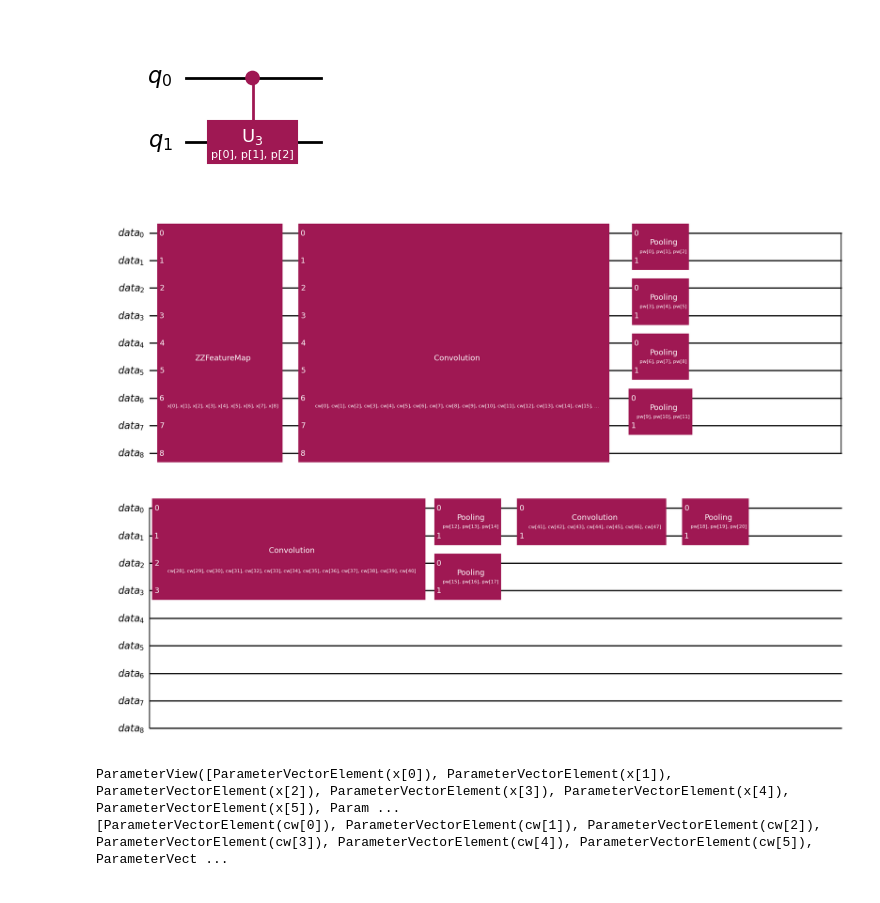
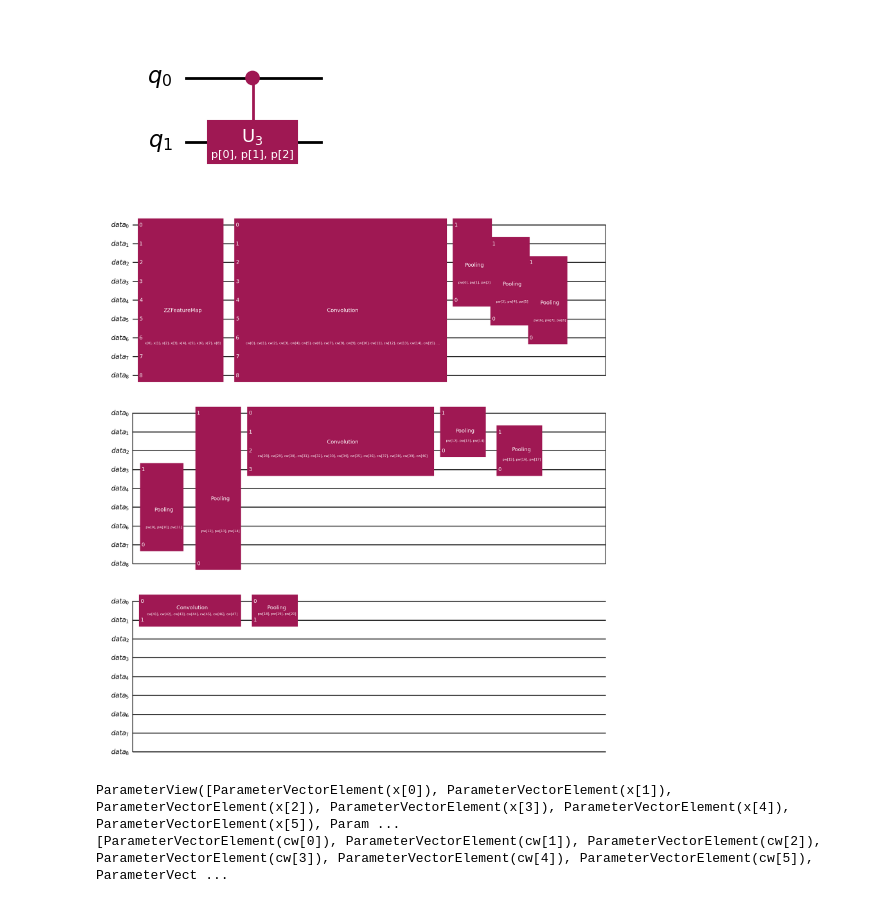
Before and after one commit to f361015/Quantum-CNN-TicTacToe, a Jupyter notebook: qcnn_torch.ipynb, the cells around one changed output. Drawn from its saved outputs; the diff is of its cells as text; code cells hidden in the pictures.

```diff
--- a/qcnn_torch.ipynb
+++ b/qcnn_torch.ipynb
@@ -40,5 +24,5 @@ Successfully installed pylatexenc-2.10
 # %%
-with open('/content/drive/MyDrive/dataset.obj',"rb") as f:
+with open('dataset.obj',"rb") as f:
     dataset_loaded = load(f)
 plt.imshow(dataset_loaded[0][0],cmap="gray")
 print(dataset_loaded[0][1])
@@ -67,0 +41,25 @@ print(labels)
+# %%
+# Residual block with two trainable rotations (index added to avoid param conflicts)
+def residual_block_r2(l_gate: Gate, idx: int):
+    anc = QuantumRegister(1, 'anc')
+    data = QuantumRegister(1, 'data')
+    qc = QuantumCircuit(anc, data, name="R2_block")
+
+    alpha1 = Parameter(f"α1_{idx}")
+    alpha2 = Parameter(f"α2_{idx}")
+
+    qc.ry(2 * alpha1, anc[0])
+    controlled_l = l_gate.control(1)
+    qc.append(controlled_l, [anc[0], data[0]])
+    qc.ry(2 * alpha2, anc[0])
+
+    return qc, alpha1, alpha2
+
+
+# Feature encoding using residual and Ry blocks
+theta = Parameter("θ")
+l_circuit = QuantumCircuit(1)
+l_circuit.ry(theta, 0)
+l_gate = l_circuit.to_gate(label="L")
+qc, alpha, beta = residual_block_r2(l_gate, 0)
+qc.draw("mpl")
@@ -126,37 +122,37 @@ def build_qcnn():
     qc.append(conv1.to_instruction(), data[:])
 
     # Layer 2 - Pooling (9 -> 4)
-    pool_pairs = [(0, 1), (2, 3), (4, 5), (6, 7)]
+    pool_pairs = [(4, 0), (5, 1), (6, 2), (7, 3), (8, 0)]
     for i, (ctrl, tgt) in enumerate(pool_pairs):
         idx = i * 3
         pool = pooling_layer(0, 1, pool_weights[idx:idx+3])
         qc.append(pool.to_instruction(), [data[ctrl], data[tgt]])
 
     # Layer 3 - Convolution (4 qubits)
     conv2 = conv_layer(list(range(4)), conv_weights, 28)
     qc.append(conv2.to_instruction(), data[0:4])
 
     # Layer 4 - Pooling (4 -> 2)
-    pool2_pairs = [(0, 1), (2, 3)]
+    pool2_pairs = [(2, 0), (3, 1)]
     for i, (ctrl, tgt) in enumerate(pool2_pairs):
         idx = 12 + i * 3
         pool = pooling_layer(0, 1, pool_weights[idx:idx+3])
         qc.append(pool.to_instruction(), [data[ctrl], data[tgt]])
 
     # Layer 5 - Convolution (2 qubits)
     conv3 = conv_layer(list(range(2)), conv_weights, 41)
     qc.append(conv3.to_instruction(), data[0:2])
 
     # Layer 6 - Pooling (2 -> 1)
-    pool3 = pooling_layer(0, 1, pool_weights[18:21])
+    pool3 = pooling_layer(1, 0, pool_weights[18:21])
     qc.append(pool3.to_instruction(), [data[0], data[1]])
 
     return qc, input_params,  list(conv_weights) + list(pool_weights)
 
 qcnn_circuit, input_params, weight_params = build_qcnn()
 qcnn_circuit.draw("mpl")
 # %% [output]
-[figure, old version]
+[figure, new version]
 # %%
 print((input_params))
 print((weight_params))
```
Also changed, not shown: parts of 13 cells of this notebook.
